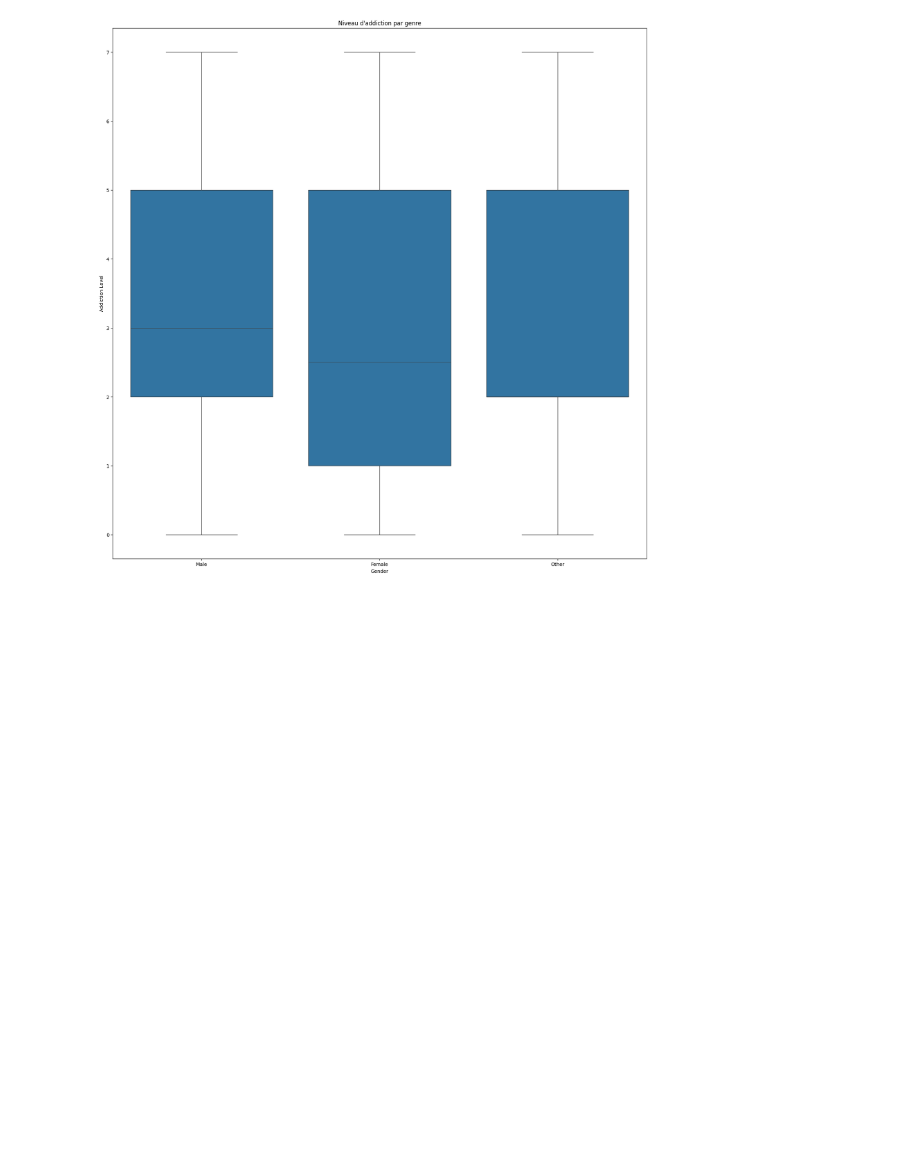
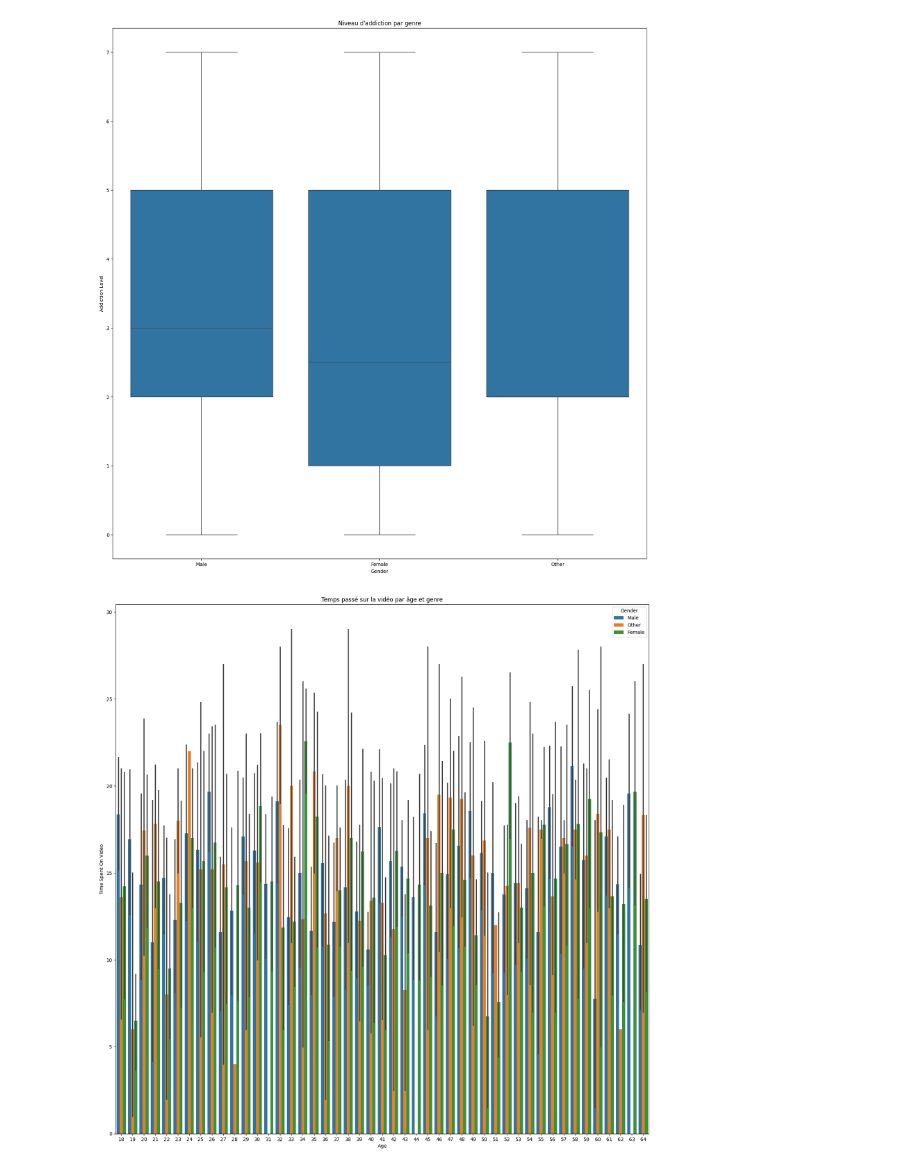
Before and after one commit to khelifaYacine/Menace-des-r-seaux-sociaux-, a Jupyter notebook: EDA_Temps_perdu_reseaux_sociaux.ipynb, the cells around one changed output. Cells and saved outputs as stored; diff of their text form; code cells hidden in the pictures; blank space fills up the shorter version.

Commit message:
Temps passé sur la vidéo par âge et genre et age

```diff
--- a/EDA_Temps_perdu_reseaux_sociaux.ipynb
+++ b/EDA_Temps_perdu_reseaux_sociaux.ipynb
@@ -130,3 +128,13 @@ plt.axvline(x=1, color='r', linestyle='--', label='Ligne Verticale')
 plt.title ("Niveau d'addiction par genre");
 # %% [output]
 [figure]
+# %%
+plt.figure(figsize=(20, 20))
+sns.barplot(data=df, x="Age", y="Time Spent On Video", hue="Gender")
+
+
+plt.title("Temps passé sur la vidéo par âge et genre")
+
+plt.show()
+# %% [output]
+[figure, added]
```
Also changed, not shown: parts of 1 cell of this notebook.
